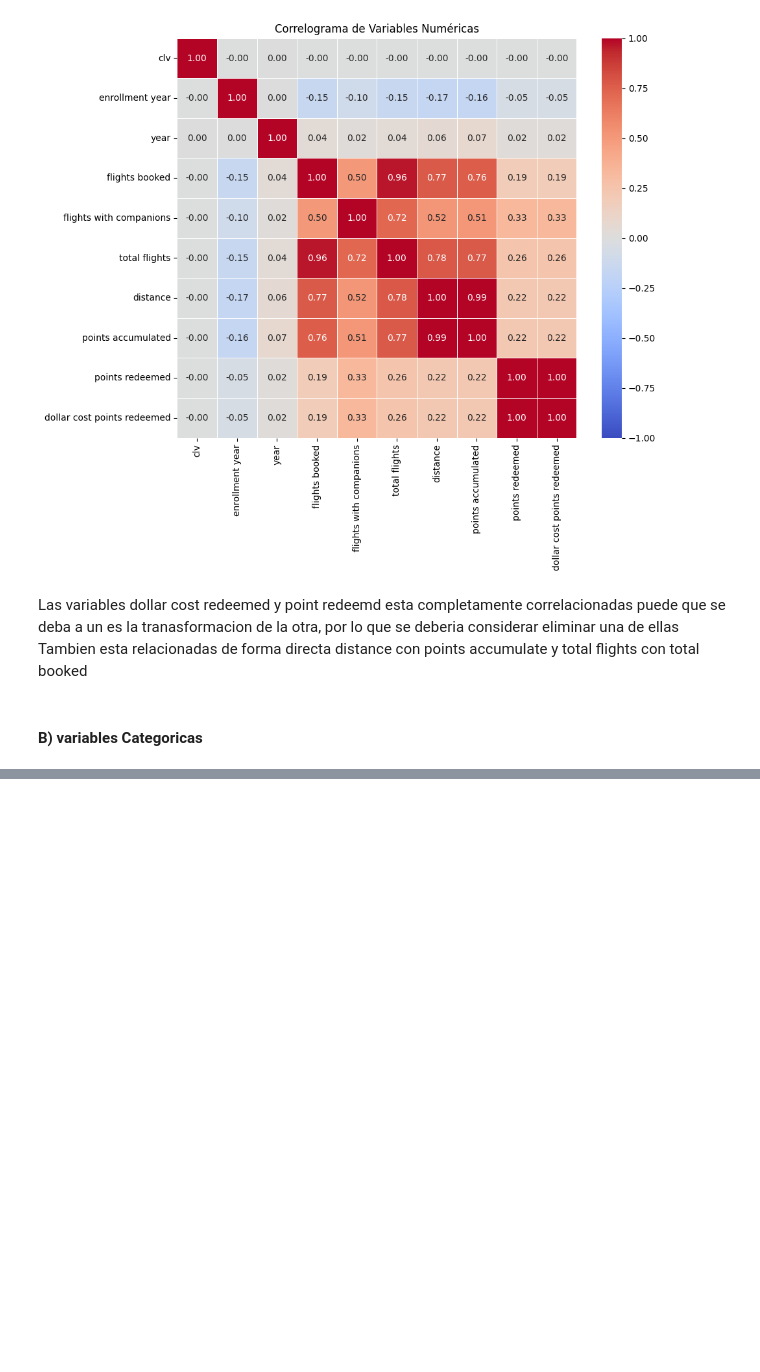
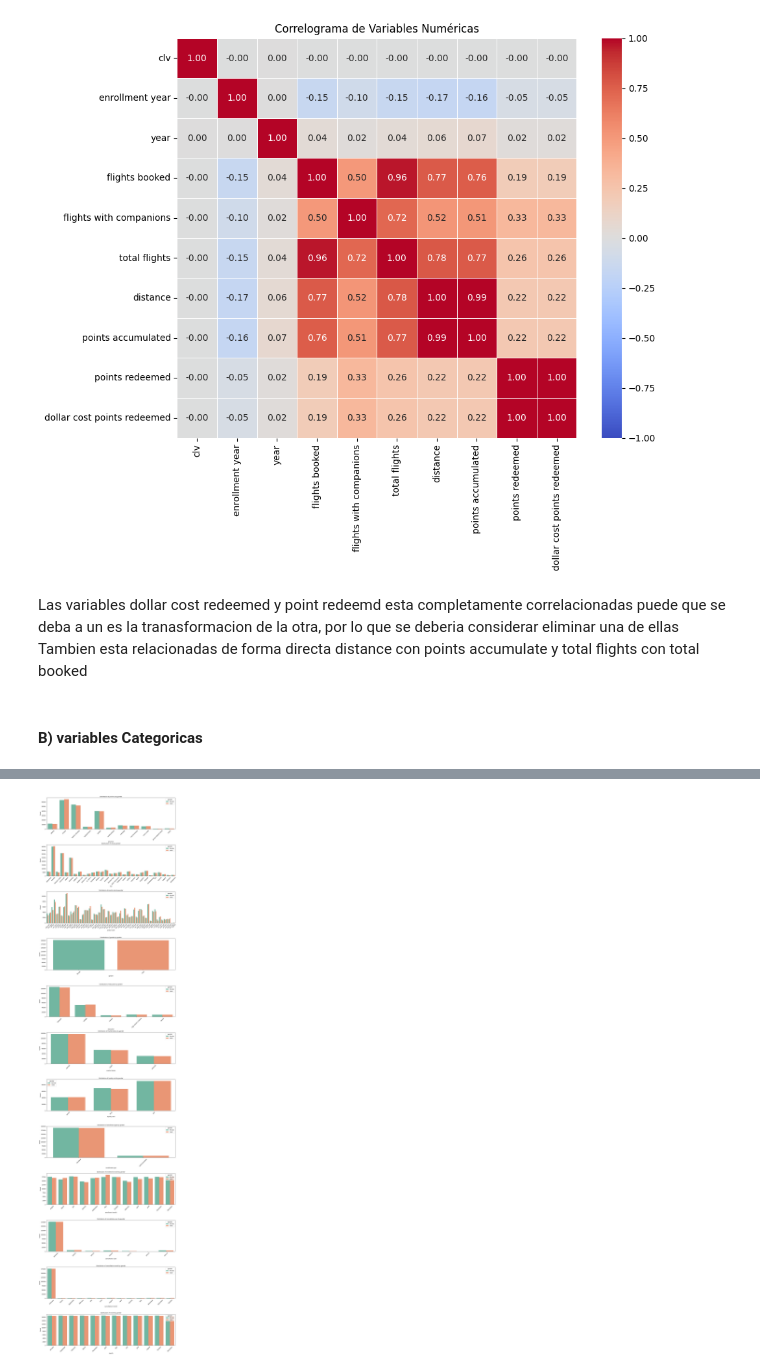
Before and after one commit to Adalab/bda-modulo-3-evaluacion-final-TeresaAdalab, a Jupyter notebook: Evaluacion Final Modulo 3.ipynb, the cells around one changed output, grey strips where cells are left out. Saved outputs shown, nothing was run; the diff lists cells and outputs as text; code cells hidden in the pictures; blank space fills up the shorter version.

```diff
--- a/Evaluacion Final Modulo 3.ipynb
+++ b/Evaluacion Final Modulo 3.ipynb
@@ -1203,0 +1171,5 @@ Tambien esta relacionadas de forma directa distance con points accumulate y tota
+# %%
+# Mostrar los valores únicos y sus frecuencias para cada variable categórica
+for col in categorical_columns:
+    print(f"Valores únicos de {col}: {df_limpio[col].unique()}")
+    print(f"Frecuencia de cada valor en {col}:\n{df_limpio[col].value_counts()}\n")
@@ -1203,0 +1194,7 @@ Tambien esta relacionadas de forma directa distance con points accumulate y tota
+# %%
+# Crear tabla de contingencia entre 'year' y 'gender'
+contingency_table = pd.crosstab(df_limpio['year'], df_limpio['gender'], margins=True, margins_name='Total')
+
+# Mostrar la tabla de contingencia
+print("Tabla de contingencia para year y gender:")
+print(contingency_table)
@@ -1203,0 +1208,7 @@ Tambien esta relacionadas de forma directa distance con points accumulate y tota
+# %%
+# Crear tablas de contingencia para 'year' con todas las variables numéricas
+for col in numeric_columns:
+    contingency_table = pd.crosstab(df_limpio['year'], df_limpio[col], margins=True, margins_name='Total')
+    print(f"\nTabla de contingencia para year y {col}:")
+    print(contingency_table)
+    print("\n----------------------------------------\n")
@@ -1203,0 +1233,27 @@ Tambien esta relacionadas de forma directa distance con points accumulate y tota
+# %%
+# Seleccionar todas las variables categóricas
+categorical_columns = df_limpio.select_dtypes(include='object').columns
+
+# Configurar el tamaño de la figura y la disposición de los subplots
+fig, axes = plt.subplots(nrows=len(categorical_columns), ncols=1, figsize=(15, 5 * len(categorical_columns)))
+
+# Ajuste del tamaño de la letra
+font_size = 10
+
+# Iterar sobre cada variable categórica y crear un barplot por género
+for i, col in enumerate(categorical_columns):
+    sns.countplot(x=col, hue='gender', data=df_limpio, palette='Set2', ax=axes[i])
+    axes[i].set_xlabel(col, fontsize=font_size)
+    axes[i].set_ylabel('Count', fontsize=font_size)
+    axes[i].set_title(f'Distribution of {col} by gender', fontsize=font_size)
+    axes[i].tick_params(axis='x', rotation=45, labelsize=font_size)  # Girar las etiquetas del eje x para una mejor legibilidad
+    axes[i].tick_params(axis='y', labelsize=font_size)  # Ajustar el tamaño de la letra del eje y
+
+# Ajustar el espacio entre subplots para evitar superposiciones
+plt.tight_layout()
+plt.subplots_adjust(hspace=0.5)  # Aumentar el espacio vertical entre subplots
+
+# Mostrar los gráficos
+plt.show()
+# %% [output]
+[figure, added]
```
Also changed, not shown: parts of 7 cells of this notebook.
